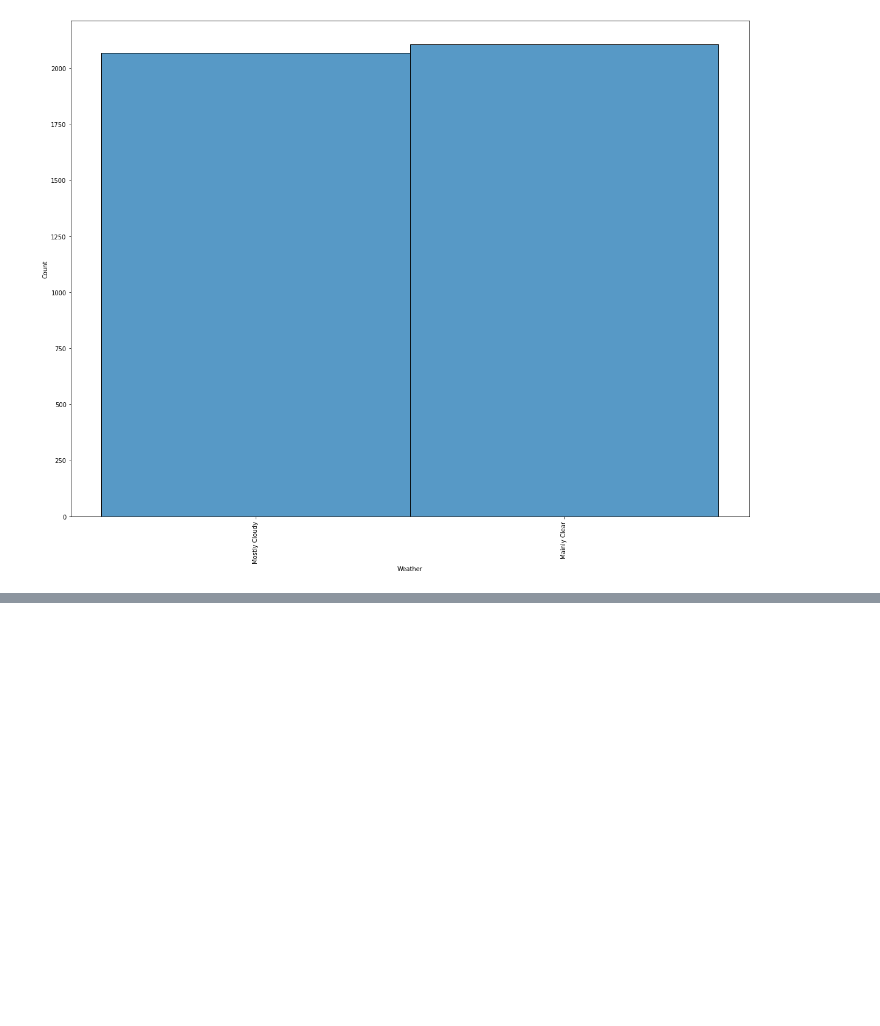
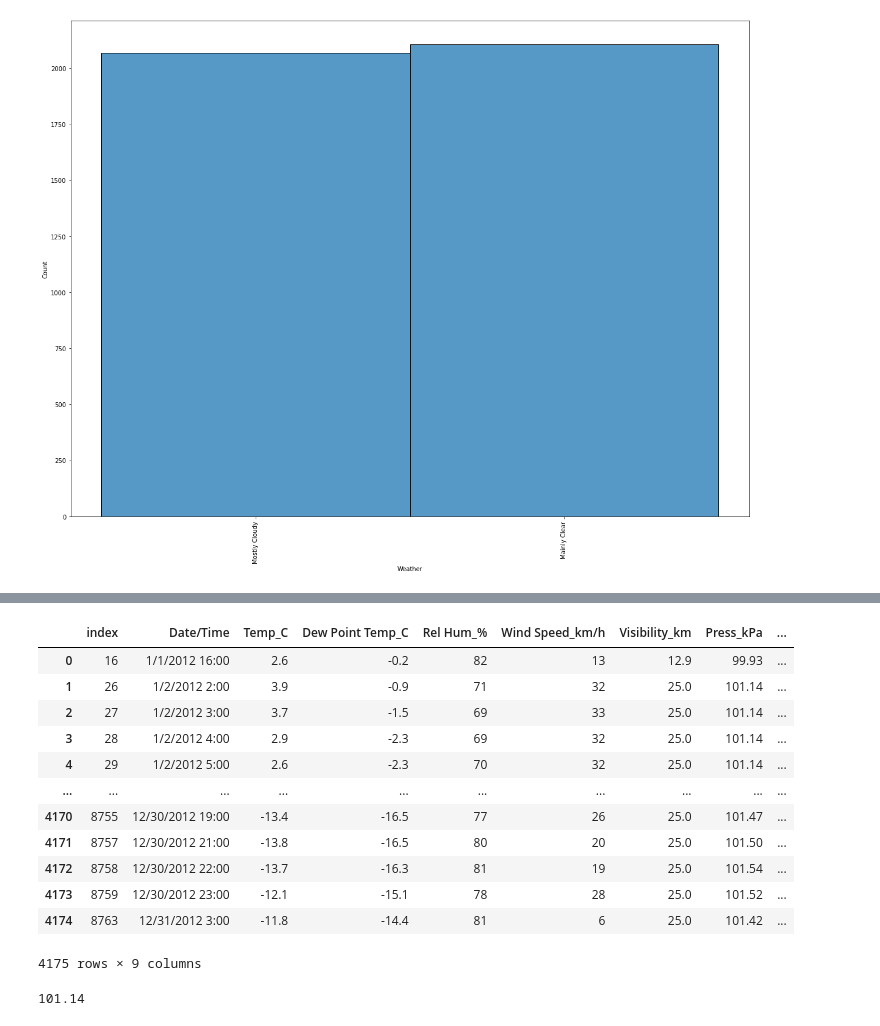
Before and after one commit to Adalab/Da-promoB-Modulo-3-Sprint-1-Lucia-Natalia, a Jupyter notebook: Regresion logística/Pair-Programming-Modulo3-Sprint1-EDA-Regresion_logística.ipynb, the cells around one changed output, grey strips where cells are left out. Saved outputs shown, nothing was run; the diff lists cells and outputs as text; code cells hidden in the pictures; blank space fills up the shorter version.

```diff
--- a/Regresion logística/Pair-Programming-Modulo3-Sprint1-EDA-Regresion_logística.ipynb
+++ b/Regresion logística/Pair-Programming-Modulo3-Sprint1-EDA-Regresion_logística.ipynb
@@ -215,0 +238,6 @@ tab = pd.crosstab (index = df ['Edad'], columnas = 'recuento')
+# %%
+# lo que vamos a hacer es iterar por el diccionario que nos devuelve la función
+for k, v in indice_viento.items():
+    mediana = df2[k].median() # calculamos la media para cada una de las columnas que tenemos en nuestro diccionario
+    for i in v: # iteremos por la lista de valores para cada columna
+        df2.loc[i,k] = mediana # usando el loc, reemmplazamos los valores de los outliers por la media que hemos calculado al inicio
@@ -215,0 +251,2 @@ tab = pd.crosstab (index = df ['Edad'], columnas = 'recuento')
+# %%
+indice_presion, out_presion = detectar_outliers(["Press_kPa"], df2)
@@ -215,0 +257,27 @@ tab = pd.crosstab (index = df ['Edad'], columnas = 'recuento')
+# %%
+# lo que vamos a hacer es iterar por el diccionario que nos devuelve la función
+for k, v in indice_presion.items():
+    mediana = df2[k].median() # calculamos la media para cada una de las columnas que tenemos en nuestro diccionario
+    for i in v: # iteremos por la lista de valores para cada columna
+        df2.loc[i,k] = mediana # usando el loc, reemmplazamos los valores de los outliers por la media que hemos calculado al inicio
+# %%
+df2
+# %% [output]
+|  | index | Date/Time | Temp_C | Dew Point Temp_C | Rel Hum_% | Wind Speed_km/h | Visibility_km | Press_kPa | ... |
+| 0 | 16 | 1/1/2012 16:00 | 2.6 | -0.2 | 82 | 13 | 12.9 | 99.93 | ... |
+| 1 | 26 | 1/2/2012 2:00 | 3.9 | -0.9 | 71 | 32 | 25.0 | 101.14 | ... |
+| 2 | 27 | 1/2/2012 3:00 | 3.7 | -1.5 | 69 | 33 | 25.0 | 101.14 | ... |
+| 3 | 28 | 1/2/2012 4:00 | 2.9 | -2.3 | 69 | 32 | 25.0 | 101.14 | ... |
+| 4 | 29 | 1/2/2012 5:00 | 2.6 | -2.3 | 70 | 32 | 25.0 | 101.14 | ... |
+| ... | ... | ... | ... | ... | ... | ... | ... | ... | ... |
+| 4170 | 8755 | 12/30/2012 19:00 | -13.4 | -16.5 | 77 | 26 | 25.0 | 101.47 | ... |
+| 4171 | 8757 | 12/30/2012 21:00 | -13.8 | -16.5 | 80 | 20 | 25.0 | 101.50 | ... |
+| 4172 | 8758 | 12/30/2012 22:00 | -13.7 | -16.3 | 81 | 19 | 25.0 | 101.54 | ... |
+| 4173 | 8759 | 12/30/2012 23:00 | -12.1 | -15.1 | 78 | 28 | 25.0 | 101.52 | ... |
+| 4174 | 8763 | 12/31/2012 3:00 | -11.8 | -14.4 | 81 | 6 | 25.0 | 101.42 | ... |
+4175 rows × 9 columns
+# %%
+mediana_presion = df2["Press_kPa"].median()
+mediana_presion
+# %% [output]
+101.14
```
Also changed, not shown: parts of 15 cells of this notebook, 1 other file.
